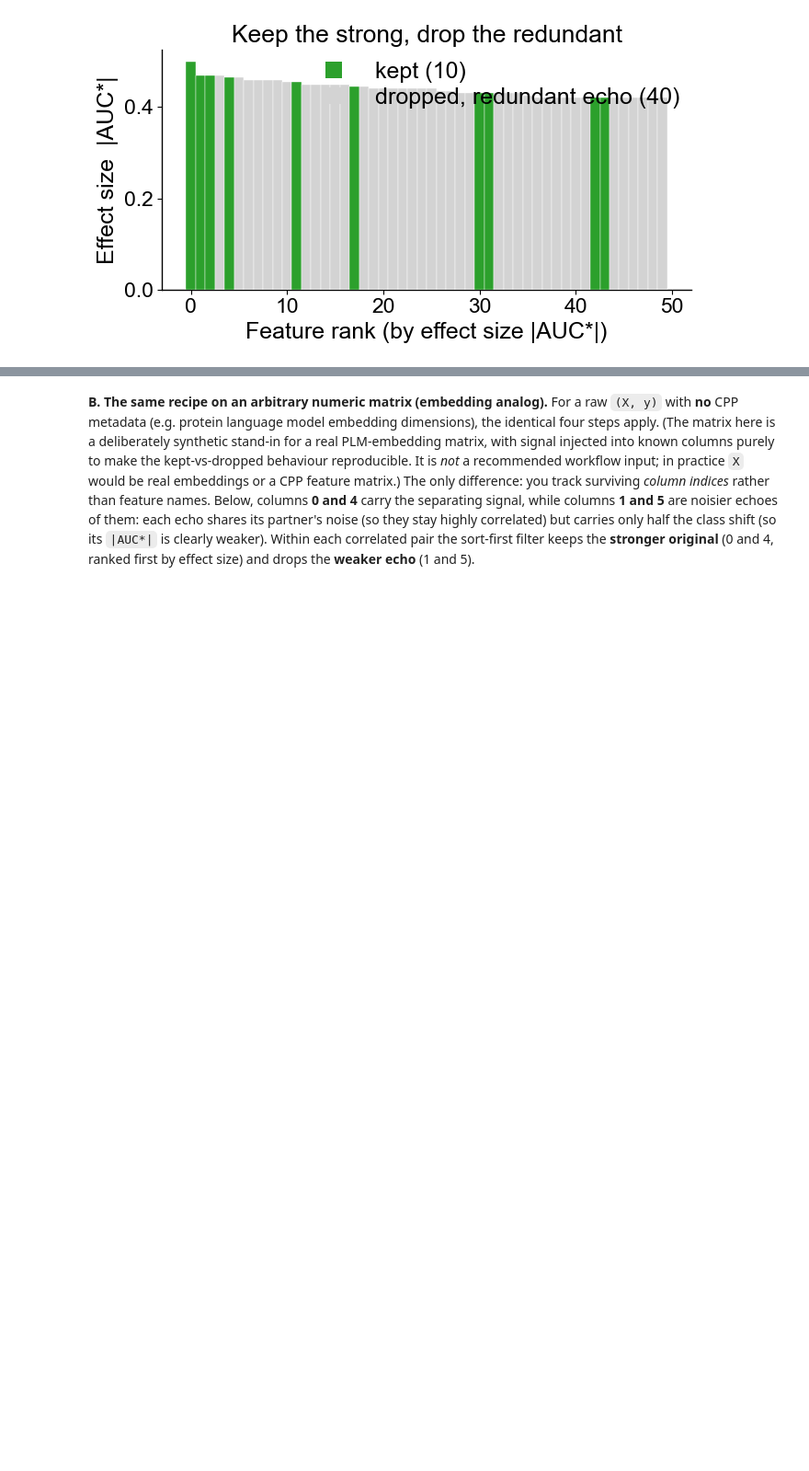
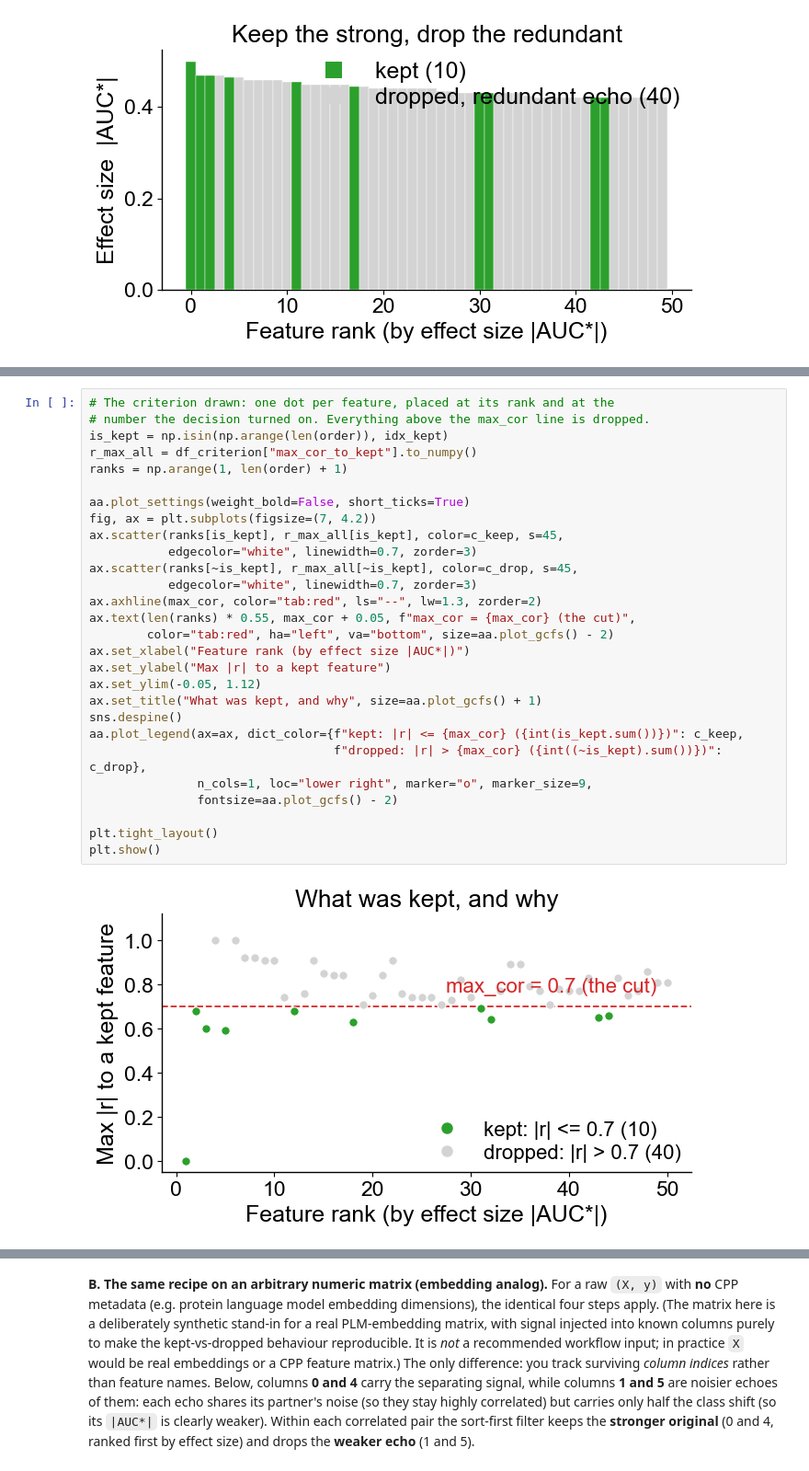
Before and after one commit to breimanntools/aaanalysis, a Jupyter notebook: protocols/protocol7_feature_selection.ipynb, the cells around one changed output, grey strips where cells are left out. Shown at 92% size. Cells and saved outputs as stored; diff of their text form; blank space fills up the shorter version.

```diff
--- a/protocols/protocol7_feature_selection.ipynb
+++ b/protocols/protocol7_feature_selection.ipynb
@@ -121,0 +179,30 @@ plt.show()
+# %%
+# The criterion drawn: one dot per feature, placed at its rank and at the
+# number the decision turned on. Everything above the max_cor line is dropped.
+is_kept = np.isin(np.arange(len(order)), idx_kept)
+r_max_all = df_criterion["max_cor_to_kept"].to_numpy()
+ranks = np.arange(1, len(order) + 1)
+
+aa.plot_settings(weight_bold=False, short_ticks=True)
+fig, ax = plt.subplots(figsize=(7, 4.2))
+ax.scatter(ranks[is_kept], r_max_all[is_kept], color=c_keep, s=45,
+           edgecolor="white", linewidth=0.7, zorder=3)
+ax.scatter(ranks[~is_kept], r_max_all[~is_kept], color=c_drop, s=45,
+           edgecolor="white", linewidth=0.7, zorder=3)
+ax.axhline(max_cor, color="tab:red", ls="--", lw=1.3, zorder=2)
+ax.text(len(ranks) * 0.55, max_cor + 0.05, f"max_cor = {max_cor} (the cut)",
+        color="tab:red", ha="left", va="bottom", size=aa.plot_gcfs() - 2)
+ax.set_xlabel("Feature rank (by effect size |AUC*|)")
+ax.set_ylabel("Max |r| to a kept feature")
+ax.set_ylim(-0.05, 1.12)
+ax.set_title("What was kept, and why", size=aa.plot_gcfs() + 1)
+sns.despine()
+aa.plot_legend(ax=ax, dict_color={f"kept: |r| <= {max_cor} ({int(is_kept.sum())})": c_keep,
+                                  f"dropped: |r| > {max_cor} ({int((~is_kept).sum())})": c_drop},
+               n_cols=1, loc="lower right", marker="o", marker_size=9,
+               fontsize=aa.plot_gcfs() - 2)
+
+plt.tight_layout()
+plt.show()
+# %% [output]
+[figure, added]
```
Also changed, not shown: parts of 12 cells of this notebook.
